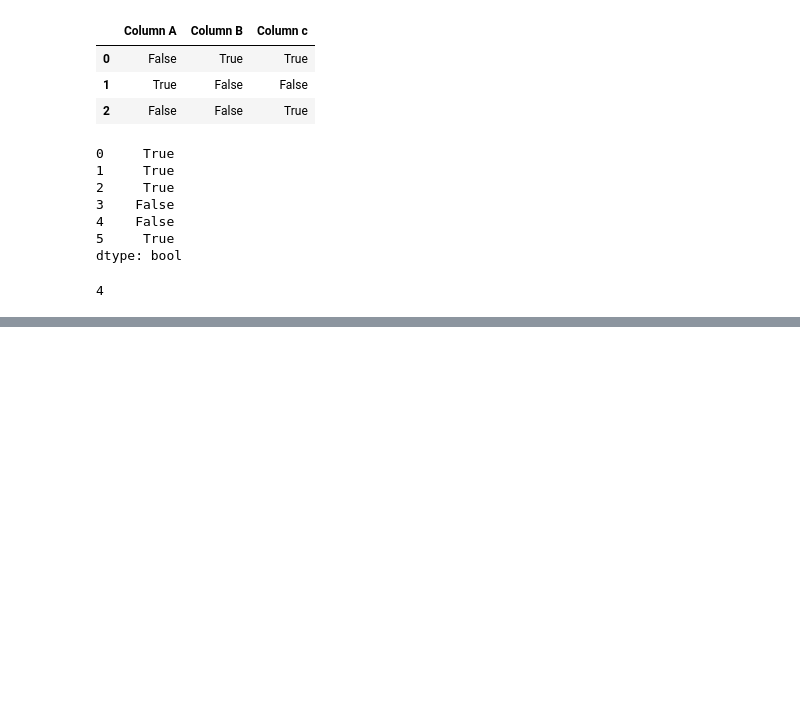
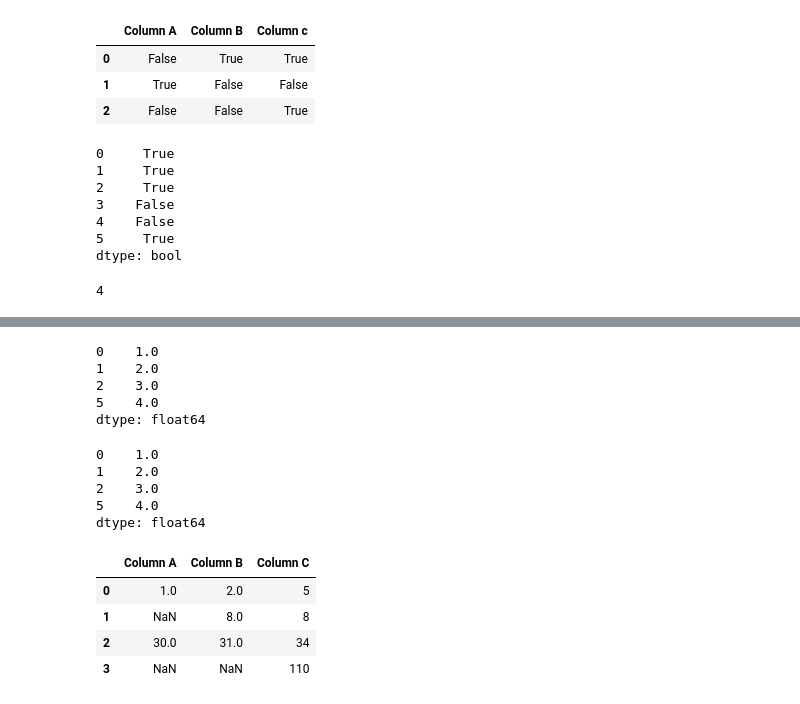
Before and after one commit to ayushd05/python, a Jupyter notebook: Data_Cleaning.ipynb, the cells around one changed output, grey strips where cells are left out. Saved outputs shown, nothing was run; the diff lists cells and outputs as text; code cells hidden in the pictures; blank space fills up the shorter version.

```diff
--- a/Data_Cleaning.ipynb
+++ b/Data_Cleaning.ipynb
@@ -81,0 +114,31 @@ pd.notnull(s).sum()               #counts the number of non-null cells
+# %%
+s[s.notnull()]
+# %% [output]
+0    1.0
+1    2.0
+2    3.0
+5    4.0
+dtype: float64
+# %%
+#dropping null values
+s.dropna()
+# %% [output]
+0    1.0
+1    2.0
+2    3.0
+5    4.0
+dtype: float64
+# %%
+df =pd.DataFrame({
+    'Column A' : [1, np.nan , 30, np.nan],
+    'Column B' : [2,8,31,np.nan],
+    'Column C' : [5,8,34,110]
+})
+# %%
+df
+# %% [output]
+|  | Column A | Column B | Column C |
+| 0 | 1.0 | 2.0 | 5 |
+| 1 | NaN | 8.0 | 8 |
+| 2 | 30.0 | 31.0 | 34 |
+| 3 | NaN | NaN | 110 |
```
Also changed, not shown: parts of 22 cells of this notebook.
